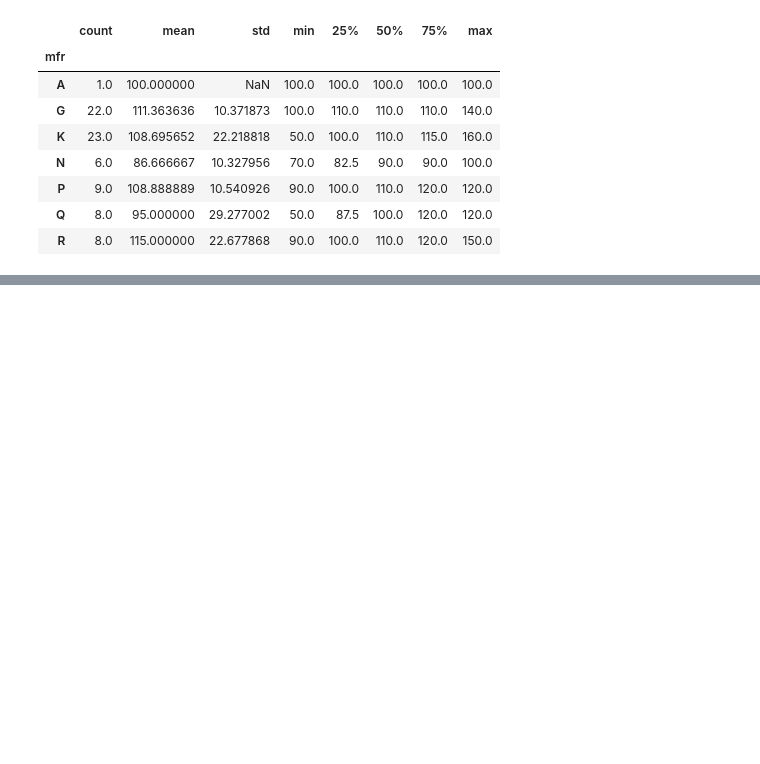
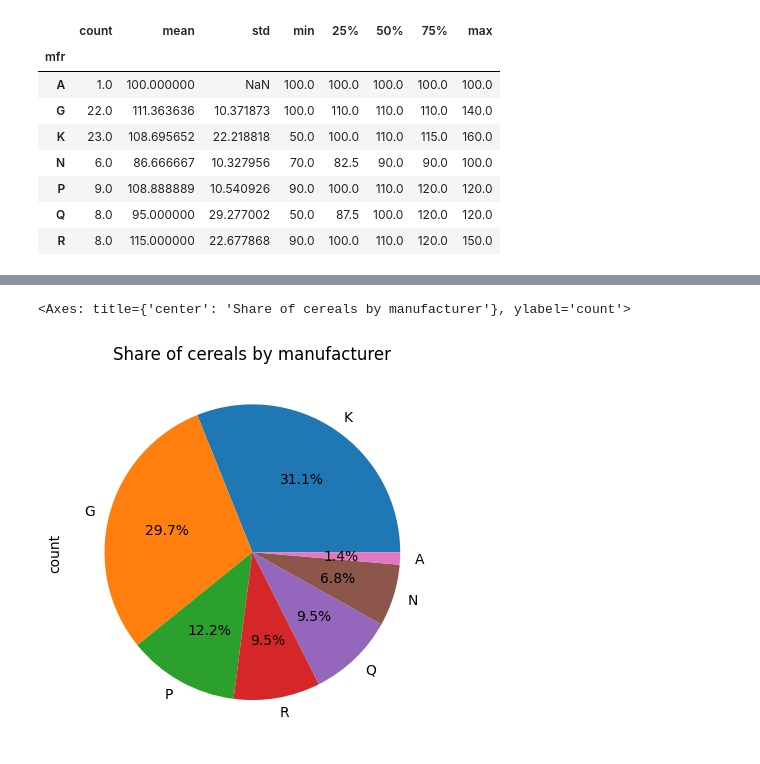
Before and after one commit to ErickVisone/DataScience, a Jupyter notebook: datascience/PandasBasics.ipynb, the cells around one changed output, grey strips where cells are left out. Saved outputs shown, nothing was run; the diff lists cells and outputs as text; code cells hidden in the pictures; blank space fills up the shorter version.

```diff
--- a/datascience/PandasBasics.ipynb
+++ b/datascience/PandasBasics.ipynb
@@ -370,0 +532,9 @@ df.groupby('mfr')['calories'].describe()
+# %%
+df_cleaned['mfr'].value_counts().plot(
+    kind='pie',
+    autopct='%1.1f%%',
+    title='Share of cereals by manufacturer'
+)
+# %% [output]
+<Axes: title={'center': 'Share of cereals by manufacturer'}, ylabel='count'>
+[figure, added]
```
Also changed, not shown: parts of 15 cells of this notebook, 2 other files.
